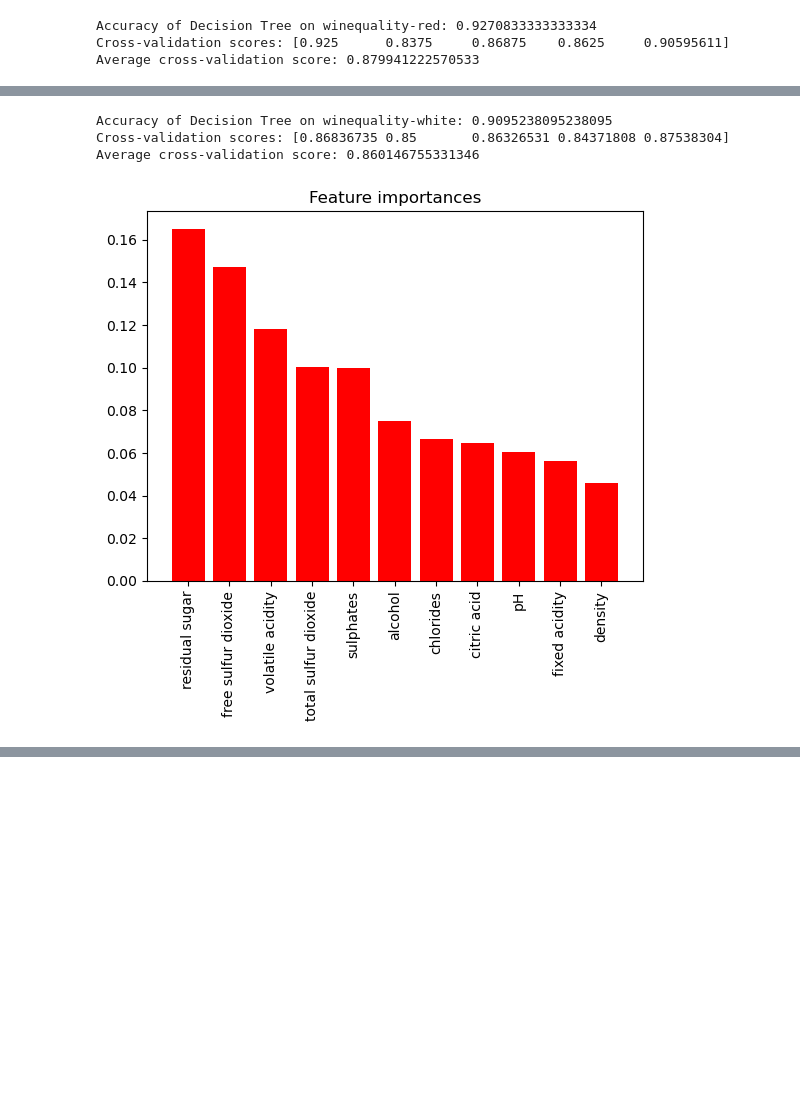
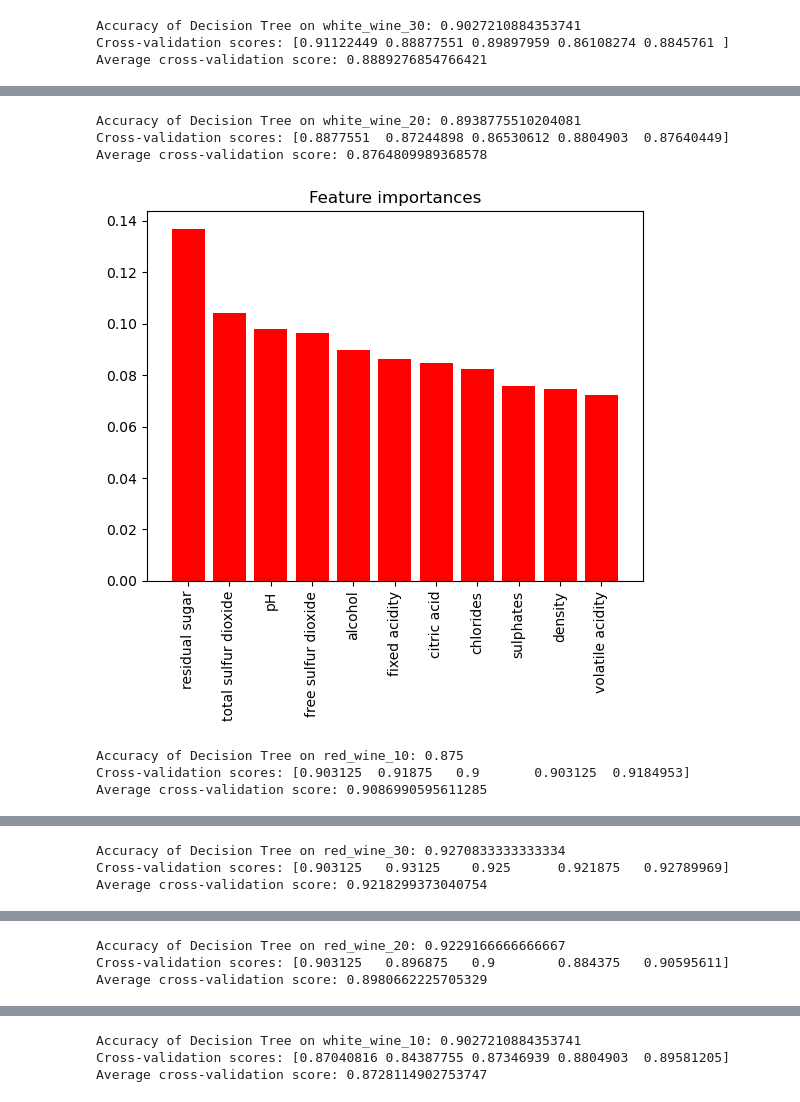
Before and after one commit to Qubi0-0/wine-classifier, a Jupyter notebook: DecisionTrees.ipynb, the cells around one changed output, grey strips where cells are left out. Drawn from its saved outputs; the diff is of its cells as text; code cells hidden in the pictures; blank space fills up the shorter version.

```diff
--- a/DecisionTrees.ipynb
+++ b/DecisionTrees.ipynb
@@ -11,7 +11,7 @@ import pandas as pd
 import warnings
 warnings.filterwarnings('ignore', category=FutureWarning)
 
-datasets = dh.read_data("data/full")
+datasets = dh.read_data("data/removed")
 
 for dataset_name, df in datasets.items():
     X = df.iloc[:, :-1]
@@ -52,6 +52,6 @@ for dataset_name, df in datasets.items():
     graph = graphviz.Source(dot_data)
     graph
 # %% [output]
-Accuracy of Decision Tree on winequality-red: 0.9270833333333334
-Cross-validation scores: [0.925      0.8375     0.86875    0.8625     0.90595611]
-Average cross-validation score: 0.879941222570533
+Accuracy of Decision Tree on white_wine_30: 0.9027210884353741
+Cross-validation scores: [0.91122449 0.88877551 0.89897959 0.86108274 0.8845761 ]
+Average cross-validation score: 0.8889276854766421
@@ -59,4 +59,7 @@ Average cross-validation score: 0.879941222570533
-Accuracy of Decision Tree on winequality-white: 0.9095238095238095
-Cross-validation scores: [0.86836735 0.85       0.86326531 0.84371808 0.87538304]
-Average cross-validation score: 0.860146755331346
+Accuracy of Decision Tree on white_wine_20: 0.8938775510204081
+Cross-validation scores: [0.8877551  0.87244898 0.86530612 0.8804903  0.87640449]
+Average cross-validation score: 0.8764809989368578
-[figure, old version]
+[figure, new version]
+Accuracy of Decision Tree on red_wine_10: 0.875
+Cross-validation scores: [0.903125  0.91875   0.9       0.903125  0.9184953]
+Average cross-validation score: 0.9086990595611285
@@ -62,0 +67,3 @@ Average cross-validation score: 0.860146755331346
+Accuracy of Decision Tree on red_wine_30: 0.9270833333333334
+Cross-validation scores: [0.903125   0.93125    0.925      0.921875   0.92789969]
+Average cross-validation score: 0.9218299373040754
@@ -62,0 +71,3 @@ Average cross-validation score: 0.860146755331346
+Accuracy of Decision Tree on red_wine_20: 0.9229166666666667
+Cross-validation scores: [0.903125   0.896875   0.9        0.884375   0.90595611]
+Average cross-validation score: 0.8980662225705329
@@ -62,0 +75,3 @@ Average cross-validation score: 0.860146755331346
+Accuracy of Decision Tree on white_wine_10: 0.9027210884353741
+Cross-validation scores: [0.87040816 0.84387755 0.87346939 0.8804903  0.89581205]
+Average cross-validation score: 0.8728114902753747
```
Also changed, not shown: parts of 2 cells of this notebook.
